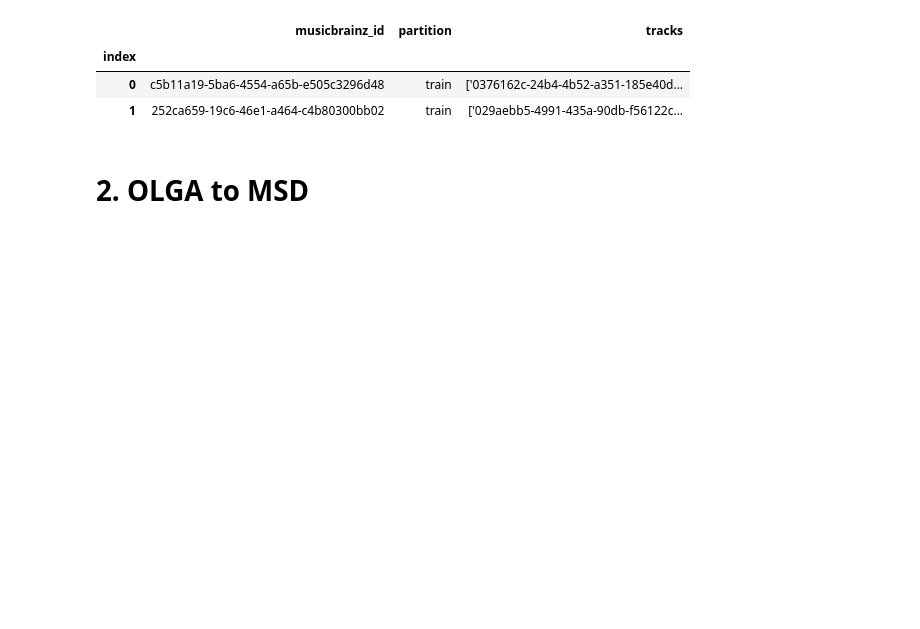
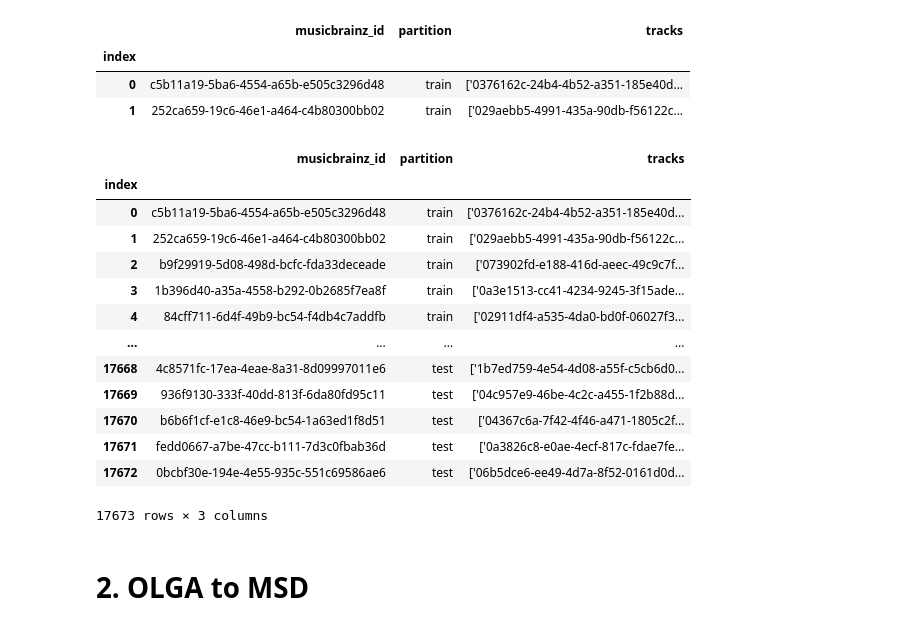
Before and after one commit to seungheondoh/olga-msd, a Jupyter notebook: mapping.ipynb, the cells around one changed output. Saved outputs shown, nothing was run; the diff lists cells and outputs as text; code cells hidden in the pictures; blank space fills up the shorter version.

```diff
--- a/mapping.ipynb
+++ b/mapping.ipynb
@@ -31,5 +34,22 @@ df_olga.head(2)
 | index |  |  |  |
 | 0 | c5b11a19-5ba6-4554-a65b-e505c3296d48 | train | ['0376162c-24b4-4b52-a351-185e40d... |
 | 1 | 252ca659-19c6-46e1-a464-c4b80300bb02 | train | ['029aebb5-4991-435a-90db-f56122c... |
+# %%
+df_olga
+# %% [output]
+|  | musicbrainz_id | partition | tracks |
+| index |  |  |  |
+| 0 | c5b11a19-5ba6-4554-a65b-e505c3296d48 | train | ['0376162c-24b4-4b52-a351-185e40d... |
+| 1 | 252ca659-19c6-46e1-a464-c4b80300bb02 | train | ['029aebb5-4991-435a-90db-f56122c... |
+| 2 | b9f29919-5d08-498d-bcfc-fda33deceade | train | ['073902fd-e188-416d-aeec-49c9c7f... |
+| 3 | 1b396d40-a35a-4558-b292-0b2685f7ea8f | train | ['0a3e1513-cc41-4234-9245-3f15ade... |
+| 4 | 84cff711-6d4f-49b9-bc54-f4db4c7addfb | train | ['02911df4-a535-4da0-bd0f-06027f3... |
+| ... | ... | ... | ... |
+| 17668 | 4c8571fc-17ea-4eae-8a31-8d09997011e6 | test | ['1b7ed759-4e54-4d08-a55f-c5cb6d0... |
+| 17669 | 936f9130-333f-40dd-813f-6da80fd95c11 | test | ['04c957e9-46be-4c2c-a455-1f2b88d... |
+| 17670 | b6b6f1cf-e1c8-46e9-bc54-1a63ed1f8d51 | test | ['04367c6a-7f42-4f46-a471-1805c2f... |
+| 17671 | fedd0667-a7be-47cc-b111-7d3c0fbab36d | test | ['0a3826c8-e0ae-4ecf-817c-fdae7fe... |
+| 17672 | 0bcbf30e-194e-4e55-935c-551c69586ae6 | test | ['06b5dce6-ee49-4d7a-8f52-0161d0d... |
+17673 rows × 3 columns
 # %% [markdown]
 # 2. OLGA to MSD
```
Also changed, not shown: parts of 15 cells of this notebook, 1 other file.
